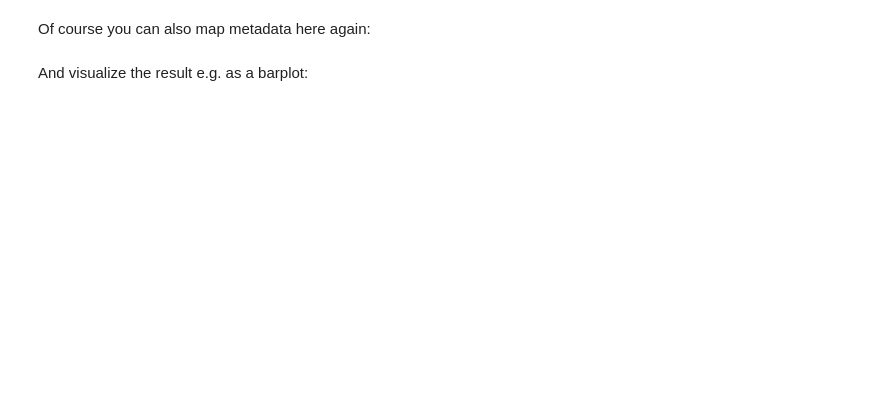
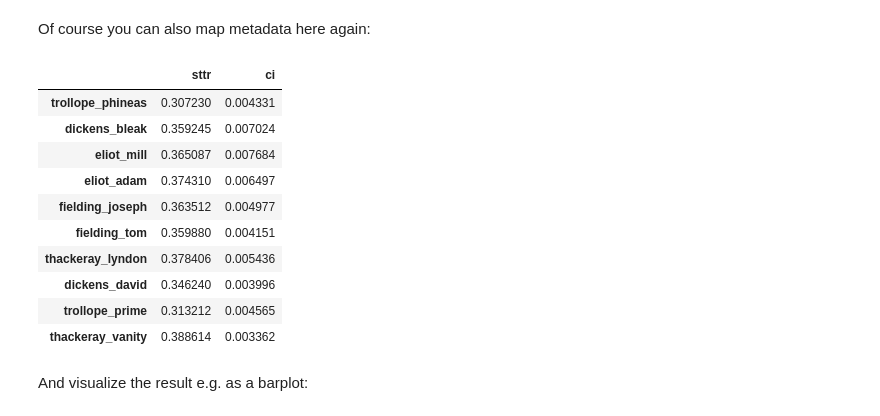
Before and after one commit to cophi-wue/cophi-toolbox, a Jupyter notebook: src/API.ipynb, the cells around one changed output. Saved outputs shown, nothing was run; the diff lists cells and outputs as text; code cells hidden in the pictures; blank space fills up the shorter version.

```diff
--- a/src/API.ipynb
+++ b/src/API.ipynb
@@ -266,7 +342,19 @@ dtype: float64
 # %% [markdown]
 Of course you can also map metadata here again:
 # %%
-cttr = corpus.map_metadata(cttr, metadata)
-cttr
+sttr = corpus.map_metadata(sttr, metadata)
+sttr
+# %% [output]
+|  | sttr | ci |
+| trollope_phineas | 0.307230 | 0.004331 |
+| dickens_bleak | 0.359245 | 0.007024 |
+| eliot_mill | 0.365087 | 0.007684 |
+| eliot_adam | 0.374310 | 0.006497 |
+| fielding_joseph | 0.363512 | 0.004977 |
+| fielding_tom | 0.359880 | 0.004151 |
+| thackeray_lyndon | 0.378406 | 0.005436 |
+| dickens_david | 0.346240 | 0.003996 |
+| trollope_prime | 0.313212 | 0.004565 |
+| thackeray_vanity | 0.388614 | 0.003362 |
 # %% [markdown]
 And visualize the result e.g. as a barplot:
```
Also changed, not shown: parts of 81 cells of this notebook.
